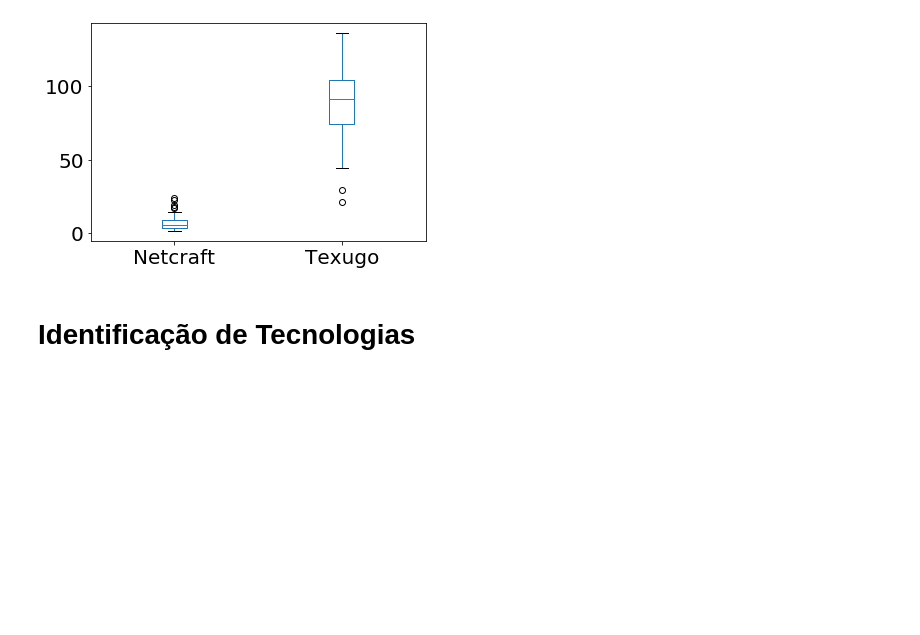
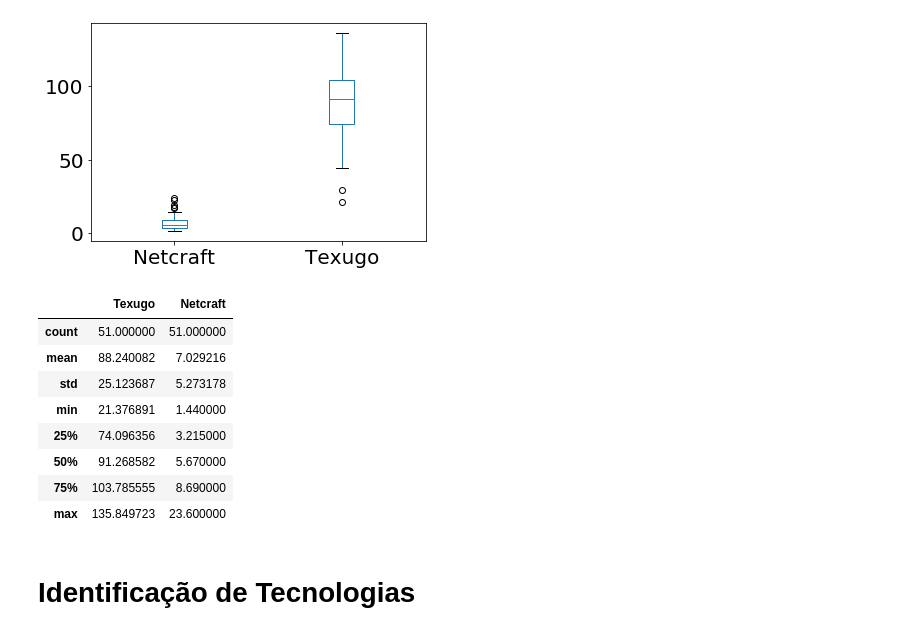
Before and after one commit to Vectro26/ProjetoTexugo, a Jupyter notebook: ProjetoTexugoScan/Validação/Analise de Dados.ipynb, the cells around one changed output. Cells and saved outputs as stored; diff of their text form; code cells hidden in the pictures; blank space fills up the shorter version.

```diff
--- a/ProjetoTexugoScan/Validação/Analise de Dados.ipynb
+++ b/ProjetoTexugoScan/Validação/Analise de Dados.ipynb
@@ -16,6 +18,18 @@ boxplot = de.boxplot(column=['Netcraft','Texugo'],grid=False, rot=0, fontsize=20
 plt.savefig('AnaliseTempoDeExecucao.pdf')
 # %% [output]
 [figure]
+# %%
+de.describe()
+# %% [output]
+|  | Texugo | Netcraft |
+| count | 51.000000 | 51.000000 |
+| mean | 88.240082 | 7.029216 |
+| std | 25.123687 | 5.273178 |
+| min | 21.376891 | 1.440000 |
+| 25% | 74.096356 | 3.215000 |
+| 50% | 91.268582 | 5.670000 |
+| 75% | 103.785555 | 8.690000 |
+| max | 135.849723 | 23.600000 |
 # %% [markdown]
 # Identificação de Tecnologias
 # %%
```
Also changed, not shown: parts of 4 cells of this notebook, 24 other files.
